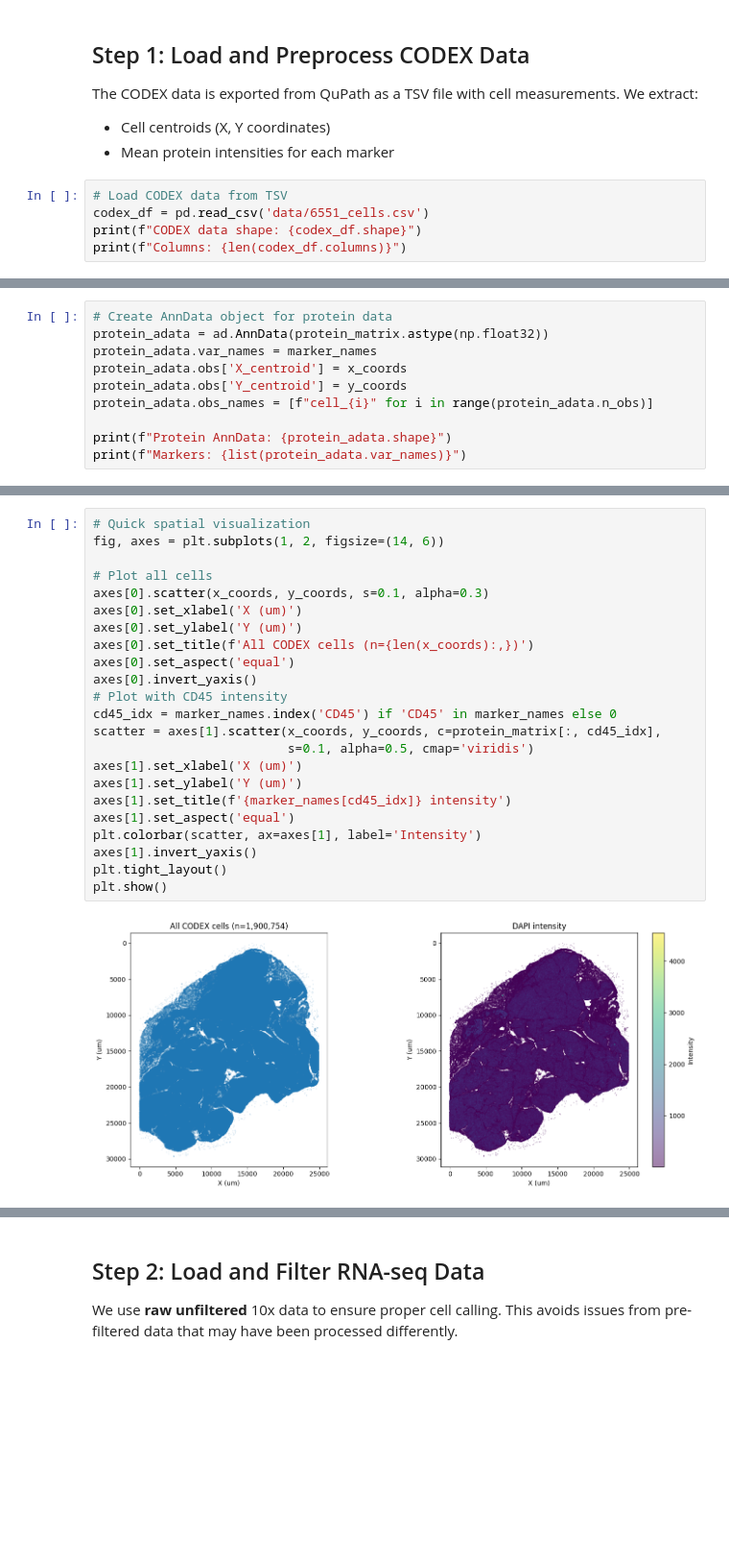
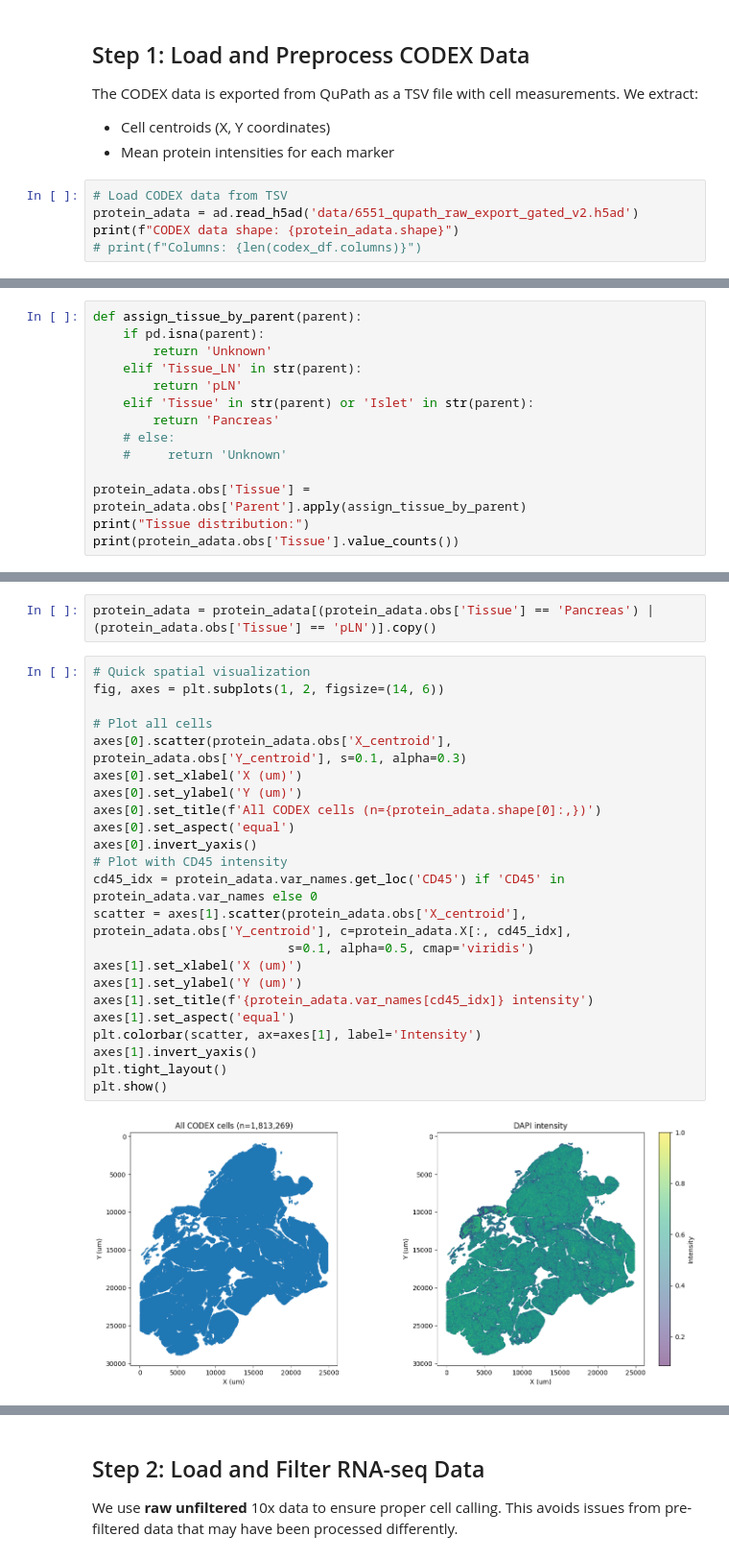
Before and after one commit to smith6jt-cop/maxfuse, a Jupyter notebook: notebooks/1_preprocessing.ipynb, the cells around one changed output, grey strips where cells are left out. Shown at 96% size. Drawn from its saved outputs; the diff is of its cells as text; blank space fills up the shorter version.

```diff
--- a/notebooks/1_preprocessing.ipynb
+++ b/notebooks/1_preprocessing.ipynb
@@ -58,7 +58,7 @@ We extract:
 - Mean protein intensities for each marker
 # %%
 # Load CODEX data from TSV
-codex_df = pd.read_csv('data/6551_cells.csv')
-print(f"CODEX data shape: {codex_df.shape}")
-print(f"Columns: {len(codex_df.columns)}")
+protein_adata = ad.read_h5ad('data/6551_qupath_raw_export_gated_v2.h5ad')
+print(f"CODEX data shape: {protein_adata.shape}")
+# print(f"Columns: {len(codex_df.columns)}")
 # %% [output]
@@ -128,10 +65,0 @@ Spatial extent:
-# %%
-# Create AnnData object for protein data
-protein_adata = ad.AnnData(protein_matrix.astype(np.float32))
-protein_adata.var_names = marker_names
-protein_adata.obs['X_centroid'] = x_coords
-protein_adata.obs['Y_centroid'] = y_coords
-protein_adata.obs_names = [f"cell_{i}" for i in range(protein_adata.n_obs)]
-
-print(f"Protein AnnData: {protein_adata.shape}")
-print(f"Markers: {list(protein_adata.var_names)}")
@@ -140,0 +66,14 @@ Markers: ['DAPI', 'IAPP', 'CD107a', 'CD4', 'CD31', 'SMA', 'CD68', 'CD44', 'Vimen
+# %%
+def assign_tissue_by_parent(parent):
+    if pd.isna(parent):
+        return 'Unknown'
+    elif 'Tissue_LN' in str(parent):
+        return 'pLN'
+    elif 'Tissue' in str(parent) or 'Islet' in str(parent):
+        return 'Pancreas'
+    # else:
+    #     return 'Unknown'
+
+protein_adata.obs['Tissue'] = protein_adata.obs['Parent'].apply(assign_tissue_by_parent)
+print("Tissue distribution:")
+print(protein_adata.obs['Tissue'].value_counts())
@@ -141,28 +86,30 @@ Markers: ['DAPI', 'IAPP', 'CD107a', 'CD4', 'CD31', 'SMA', 'CD68', 'CD44', 'Vimen
+# %%
+protein_adata = protein_adata[(protein_adata.obs['Tissue'] == 'Pancreas') | (protein_adata.obs['Tissue'] == 'pLN')].copy()
 # %%
 # Quick spatial visualization
 fig, axes = plt.subplots(1, 2, figsize=(14, 6))
 
 # Plot all cells
-axes[0].scatter(x_coords, y_coords, s=0.1, alpha=0.3)
+axes[0].scatter(protein_adata.obs['X_centroid'], protein_adata.obs['Y_centroid'], s=0.1, alpha=0.3)
 axes[0].set_xlabel('X (um)')
 axes[0].set_ylabel('Y (um)')
-axes[0].set_title(f'All CODEX cells (n={len(x_coords):,})')
+axes[0].set_title(f'All CODEX cells (n={protein_adata.shape[0]:,})')
 axes[0].set_aspect('equal')
 axes[0].invert_yaxis()
 # Plot with CD45 intensity
-cd45_idx = marker_names.index('CD45') if 'CD45' in marker_names else 0
-scatter = axes[1].scatter(x_coords, y_coords, c=protein_matrix[:, cd45_idx],
+cd45_idx = protein_adata.var_names.get_loc('CD45') if 'CD45' in protein_adata.var_names else 0
+scatter = axes[1].scatter(protein_adata.obs['X_centroid'], protein_adata.obs['Y_centroid'], c=protein_adata.X[:, cd45_idx],
                           s=0.1, alpha=0.5, cmap='viridis')
 axes[1].set_xlabel('X (um)')
 axes[1].set_ylabel('Y (um)')
-axes[1].set_title(f'{marker_names[cd45_idx]} intensity')
+axes[1].set_title(f'{protein_adata.var_names[cd45_idx]} intensity')
 axes[1].set_aspect('equal')
 plt.colorbar(scatter, ax=axes[1], label='Intensity')
 axes[1].invert_yaxis()
 plt.tight_layout()
 plt.show()
 # %% [output]
-[figure, old version]
+[figure, new version]
 # %%
 # Diagnostic: Explore CODEX data quality metrics
 # QuPath exports many morphology features we can use for filtering
```
Also changed, not shown: parts of 16 cells of this notebook, 4 other files.
